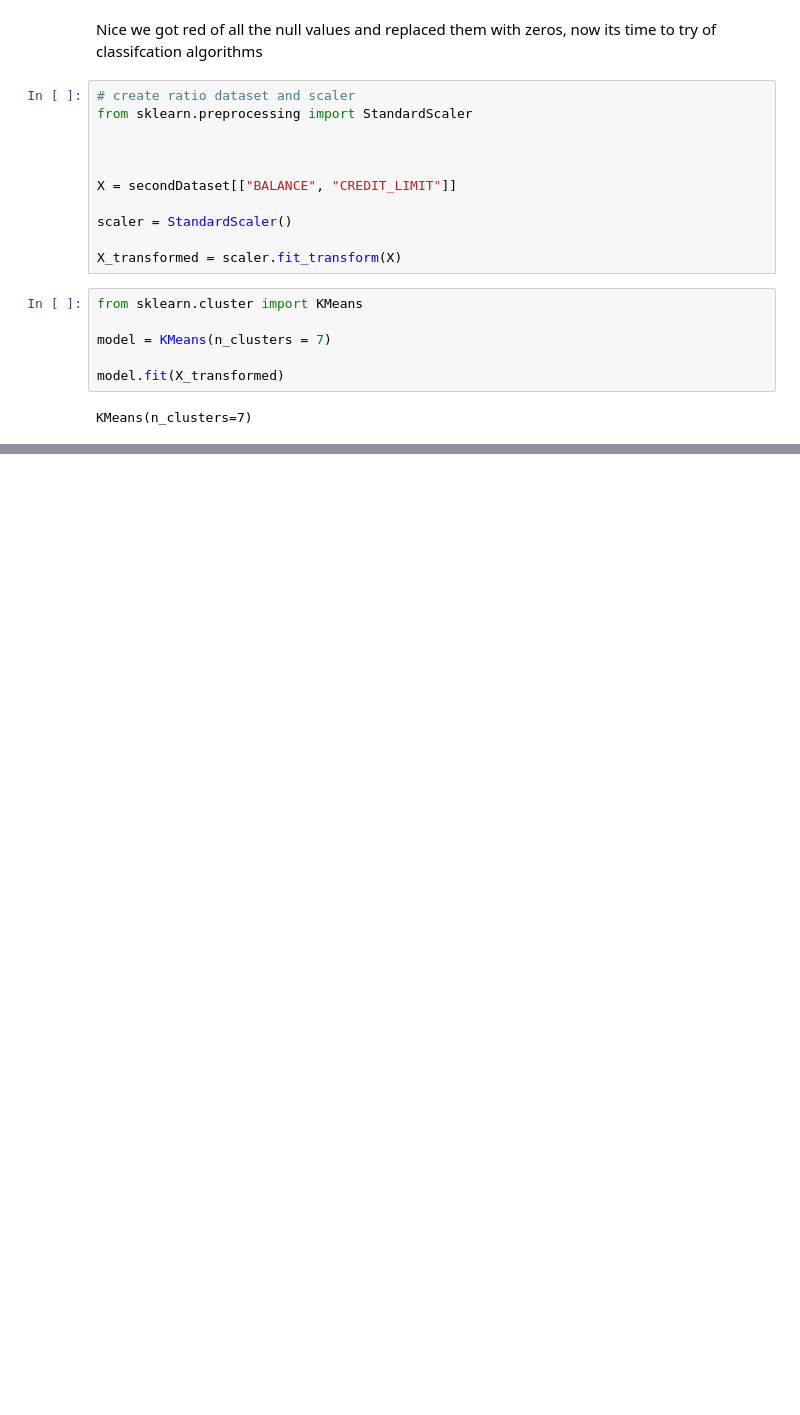
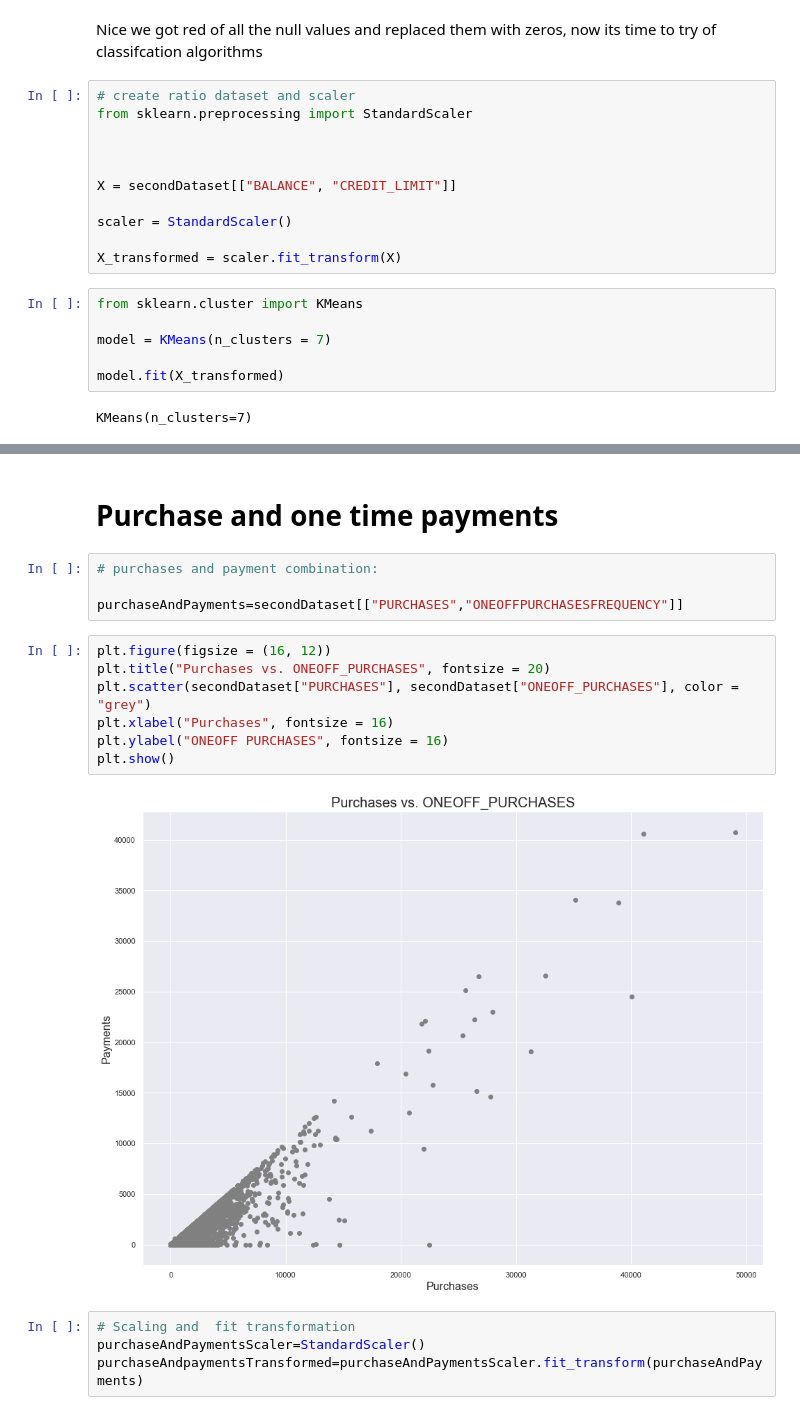
Before and after one commit to Jruz9/customer-targeting-using-cerdit-card-data, a Jupyter notebook: customerTargetingUsingCreditCardData.ipynb, the cells around one changed output, grey strips where cells are left out. Drawn from its saved outputs; the diff is of its cells as text; blank space fills up the shorter version.

```diff
--- a/customerTargetingUsingCreditCardData.ipynb
+++ b/customerTargetingUsingCreditCardData.ipynb
@@ -168,3 +197,22 @@ plt.show()
 - in the aboce we see that the data does follow a linear relationship with most of the data.
 - there are some outlier with credit limit being high while having no balance
 -  The graphs need to be scales because credit limit does not go up to 20k
+# %% [markdown]
+# Purchase and one time payments
+# %%
+# purchases and payment combination:
+
+purchaseAndPayments=secondDataset[["PURCHASES","ONEOFFPURCHASESFREQUENCY"]]
+# %%
+plt.figure(figsize = (16, 12))
+plt.title("Purchases vs. ONEOFF_PURCHASES", fontsize = 20)
+plt.scatter(secondDataset["PURCHASES"], secondDataset["ONEOFF_PURCHASES"], color = "grey")
+plt.xlabel("Purchases", fontsize = 16)
+plt.ylabel("ONEOFF PURCHASES", fontsize = 16)
+plt.show()
+# %% [output]
+[figure, added]
+# %%
+# Scaling and  fit transformation
+purchaseAndPaymentsScaler=StandardScaler()
+purchaseAndpaymentsTransformed=purchaseAndPaymentsScaler.fit_transform(purchaseAndPayments)
```
Also changed, not shown: parts of 11 cells of this notebook, 1 other file.
